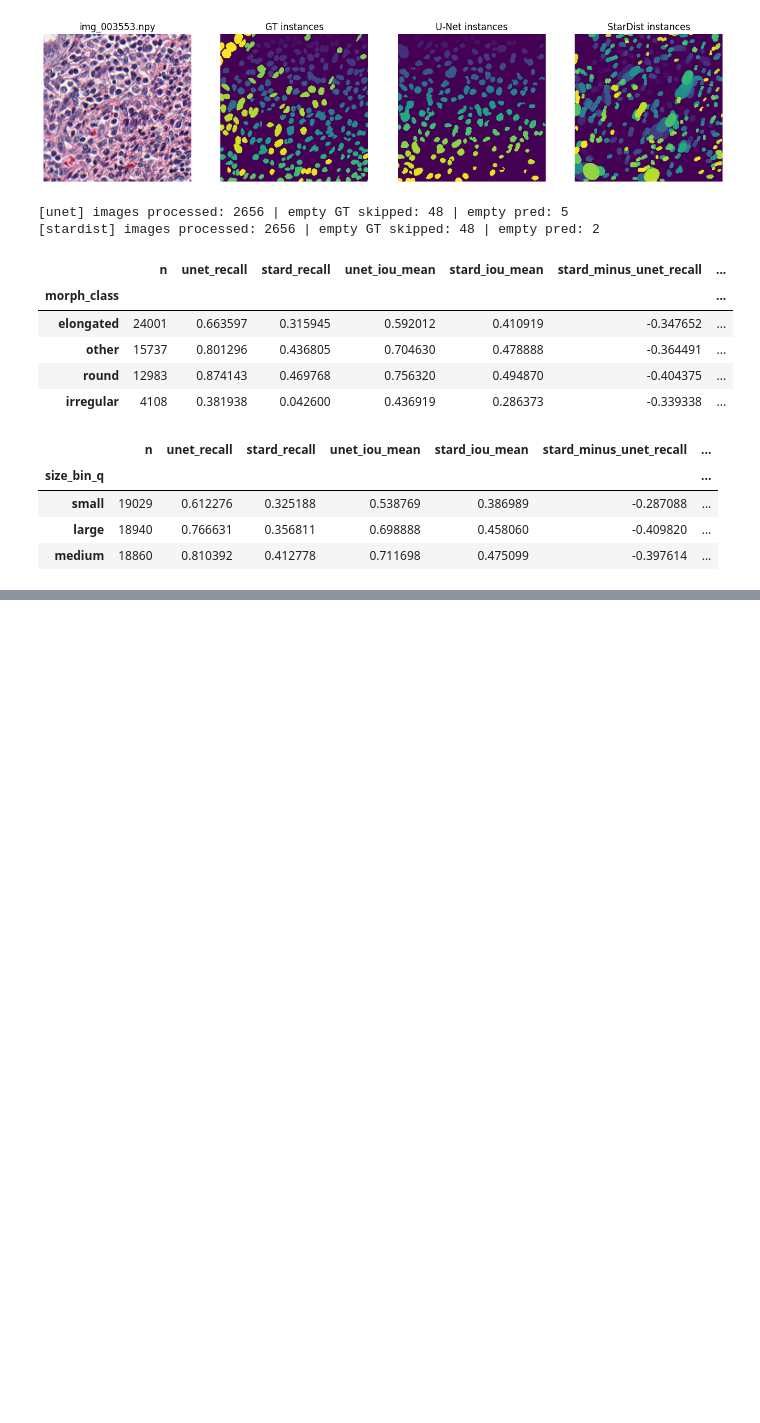
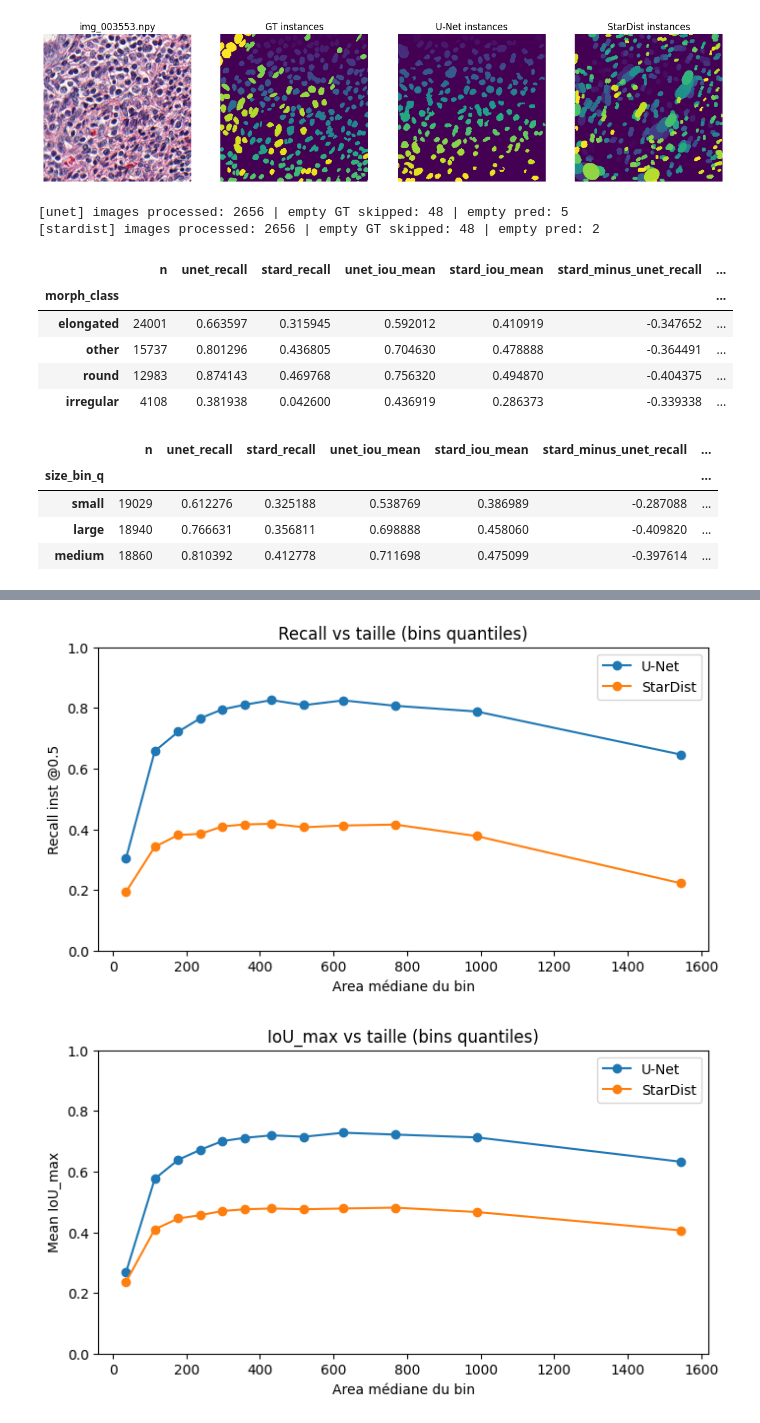
Before and after one commit to al-alec/benchmark_unet_stardist_cellpose, a Jupyter notebook: index.ipynb, the cells around one changed output, grey strips where cells are left out. Cells and saved outputs as stored; diff of their text form; code cells hidden in the pictures; blank space fills up the shorter version.

```diff
--- a/index.ipynb
+++ b/index.ipynb
@@ -699,0 +772,40 @@ display(summarize_bias(df_test, "size_bin_q"))
+# %%
+def plot_perf_vs_area(df, q=10):
+    tmp = df.copy()
+    tmp["area_bin"] = pd.qcut(tmp["area"], q=q, duplicates="drop")
+
+    g = tmp.groupby("area_bin").agg(
+        n=("instance_id","size"),
+        unet_rec=("unet_TP","mean"),
+        stard_rec=("stardist_TP","mean"),
+        unet_iou=("unet_iou","mean"),
+        stard_iou=("stardist_iou","mean"),
+        area_med=("area","median"),
+    ).reset_index().sort_values("area_med")
+
+    plt.figure(figsize=(8,4))
+    plt.plot(g["area_med"], g["unet_rec"], marker="o", label="U-Net")
+    plt.plot(g["area_med"], g["stard_rec"], marker="o", label="StarDist")
+    plt.xlabel("Area médiane du bin")
+    plt.ylabel("Recall inst @0.5")
+    plt.ylim(0,1)
+    plt.title("Recall vs taille (bins quantiles)")
+    plt.legend()
+    plt.show()
+
+    plt.figure(figsize=(8,4))
+    plt.plot(g["area_med"], g["unet_iou"], marker="o", label="U-Net")
+    plt.plot(g["area_med"], g["stard_iou"], marker="o", label="StarDist")
+    plt.xlabel("Area médiane du bin")
+    plt.ylabel("Mean IoU_max")
+    plt.ylim(0,1)
+    plt.title("IoU_max vs taille (bins quantiles)")
+    plt.legend()
+    plt.show()
+
+    return g
+
+g_area = plot_perf_vs_area(df_test, q=12)
+# %% [output]
+[figure, added]
+[figure, added]
```
Also changed, not shown: parts of 4 cells of this notebook, 2 other files.
